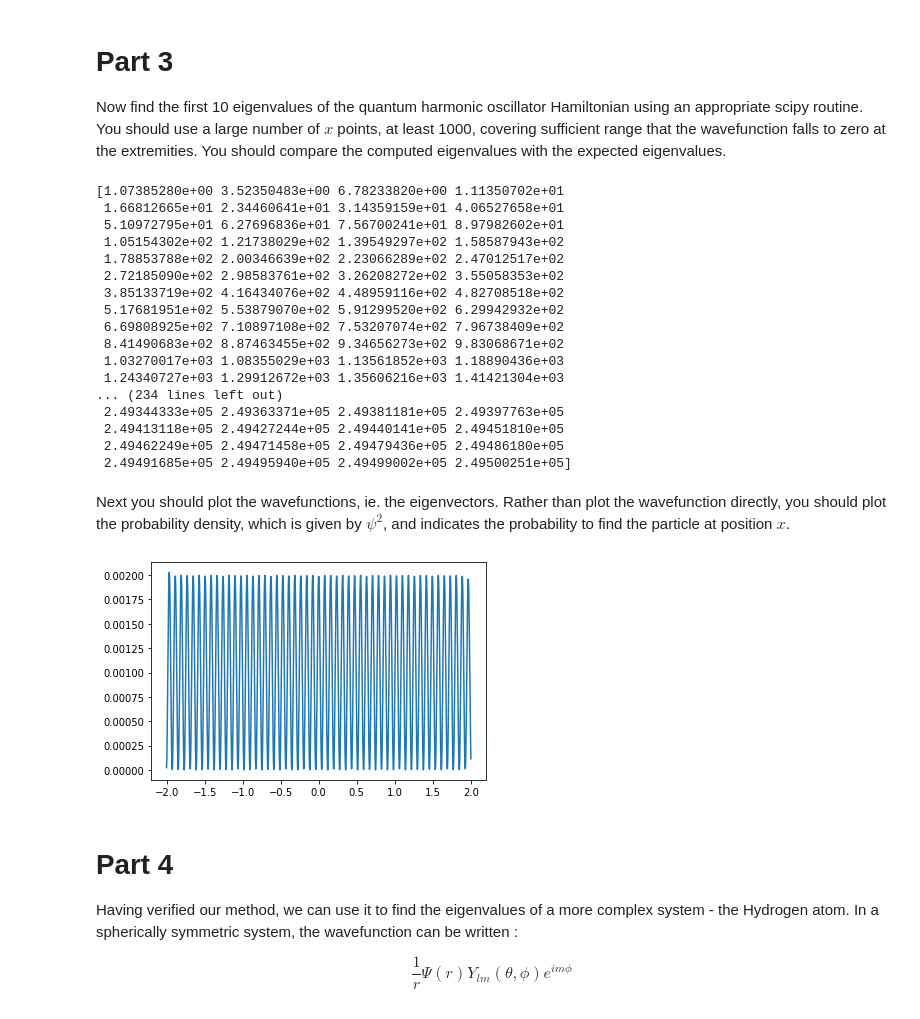
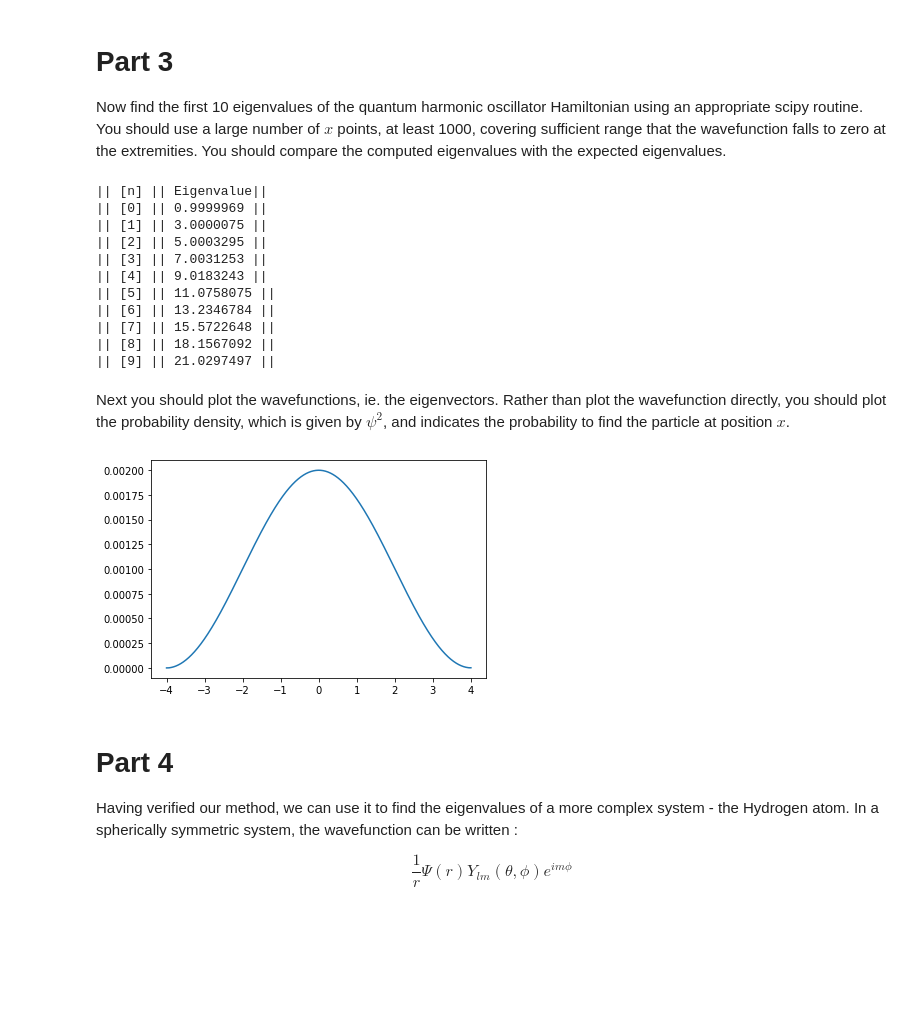
Before and after one commit to sam-you-ell/Computational-Physics, a Jupyter notebook: LinAlgEx2.ipynb, the cells around one changed output. Drawn from its saved outputs; the diff is of its cells as text; code cells hidden in the pictures; blank space fills up the shorter version.

```diff
--- a/LinAlgEx2.ipynb
+++ b/LinAlgEx2.ipynb
@@ -57,11 +57,13 @@ import numpy as np
 import scipy
 import matplotlib.pyplot as plt
 from scipy import sparse, linalg
+import sys
 
 def potential_qho(x):
     v = np.zeros(len(x))
-    for i in range(len(x)):
-        v[i] = (x[i])**2
+    # for i in range(len(x)):
+    #     v[i] = (x[i])**2
+    v = list(map((lambda x: x**2), x))
     return v
 # %% [markdown]
 Now test your function by plotting the results over a suitable range of $x$.
@@ -105,35 +114,31 @@ print(hamiltonian(xs, potential_qho(xs)))
 
 Now find the first 10 eigenvalues of the quantum harmonic oscillator Hamiltonian using an appropriate scipy routine. You should use a large number of $x$ points, at least 1000, covering sufficient range that the wavefunction falls to zero at the extremities. You should compare the computed eigenvalues with the expected eigenvalues.
 # %%
-points = np.linspace(-2, 2, 1000)
+points = np.linspace(-4, 4, 1000)
 evals, evects = linalg.eigh(hamiltonian(points, potential_qho(points)))
-print(evals)
+print("|| [n]","||", 'Eigenvalue' "||")
+for i in range(10):
+    print('||',[i],'||',"%.7f"%evals[i], "||")
 # %% [output]
-[1.07385280e+00 3.52350483e+00 6.78233820e+00 1.11350702e+01
- 1.66812665e+01 2.34460641e+01 3.14359159e+01 4.06527658e+01
- 5.10972795e+01 6.27696836e+01 7.56700241e+01 8.97982602e+01
- 1.05154302e+02 1.21738029e+02 1.39549297e+02 1.58587943e+02
- 1.78853788e+02 2.00346639e+02 2.23066289e+02 2.47012517e+02
- 2.72185090e+02 2.98583761e+02 3.26208272e+02 3.55058353e+02
- 3.85133719e+02 4.16434076e+02 4.48959116e+02 4.82708518e+02
- 5.17681951e+02 5.53879070e+02 5.91299520e+02 6.29942932e+02
- 6.69808925e+02 7.10897108e+02 7.53207074e+02 7.96738409e+02
- 8.41490683e+02 8.87463455e+02 9.34656273e+02 9.83068671e+02
- 1.03270017e+03 1.08355029e+03 1.13561852e+03 1.18890436e+03
- 1.24340727e+03 1.29912672e+03 1.35606216e+03 1.41421304e+03
-... (234 lines left out)
- 2.49344333e+05 2.49363371e+05 2.49381181e+05 2.49397763e+05
- 2.49413118e+05 2.49427244e+05 2.49440141e+05 2.49451810e+05
- 2.49462249e+05 2.49471458e+05 2.49479436e+05 2.49486180e+05
- 2.49491685e+05 2.49495940e+05 2.49499002e+05 2.49500251e+05]
+|| [n] || Eigenvalue||
+|| [0] || 0.9999969 ||
+|| [1] || 3.0000075 ||
+|| [2] || 5.0003295 ||
+|| [3] || 7.0031253 ||
+|| [4] || 9.0183243 ||
+|| [5] || 11.0758075 ||
+|| [6] || 13.2346784 ||
+|| [7] || 15.5722648 ||
+|| [8] || 18.1567092 ||
+|| [9] || 21.0297497 ||
 # %% [markdown]
 Next you should plot the wavefunctions, ie. the eigenvectors.  Rather than plot the wavefunction directly, you should plot the probability density, which is given by $\psi^2$, and indicates the probability to find the particle at position $x$.
 # %%
 
-plt.plot(points, evects[50]**2)
+plt.plot(points, evects[0]**2)
 plt.show()
 # %% [output]
-[figure, old version]
+[figure, new version]
 # %% [markdown]
 # Part 4
 
```
Also changed, not shown: parts of 5 cells of this notebook.
